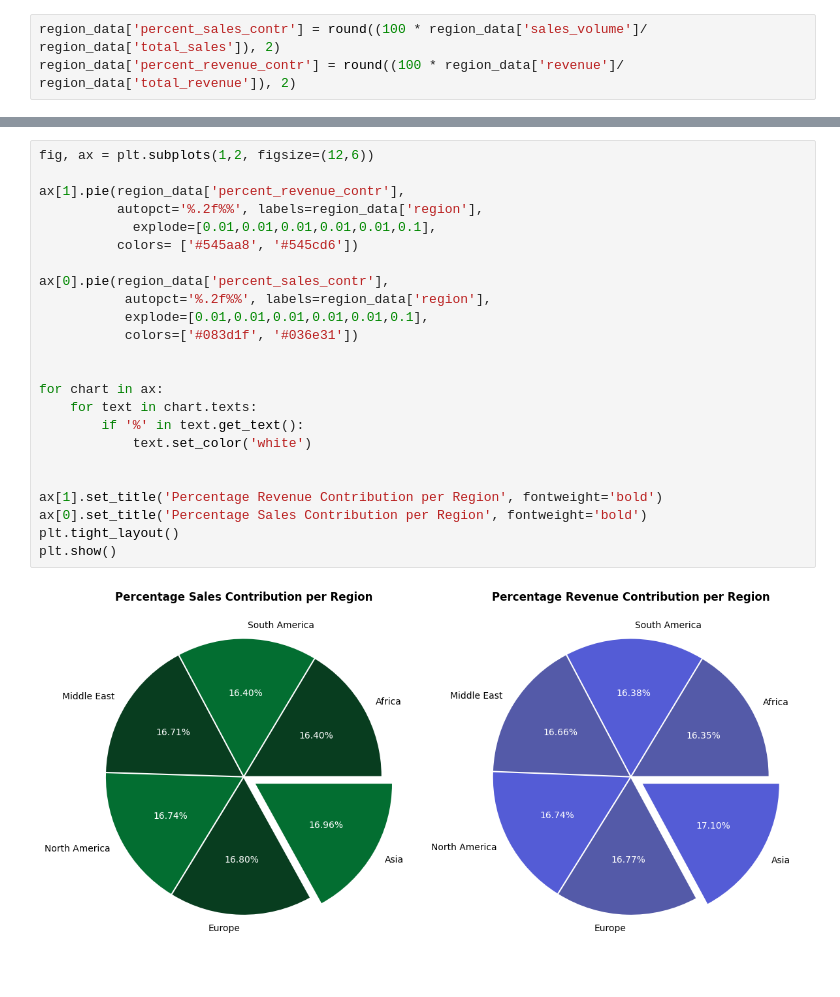
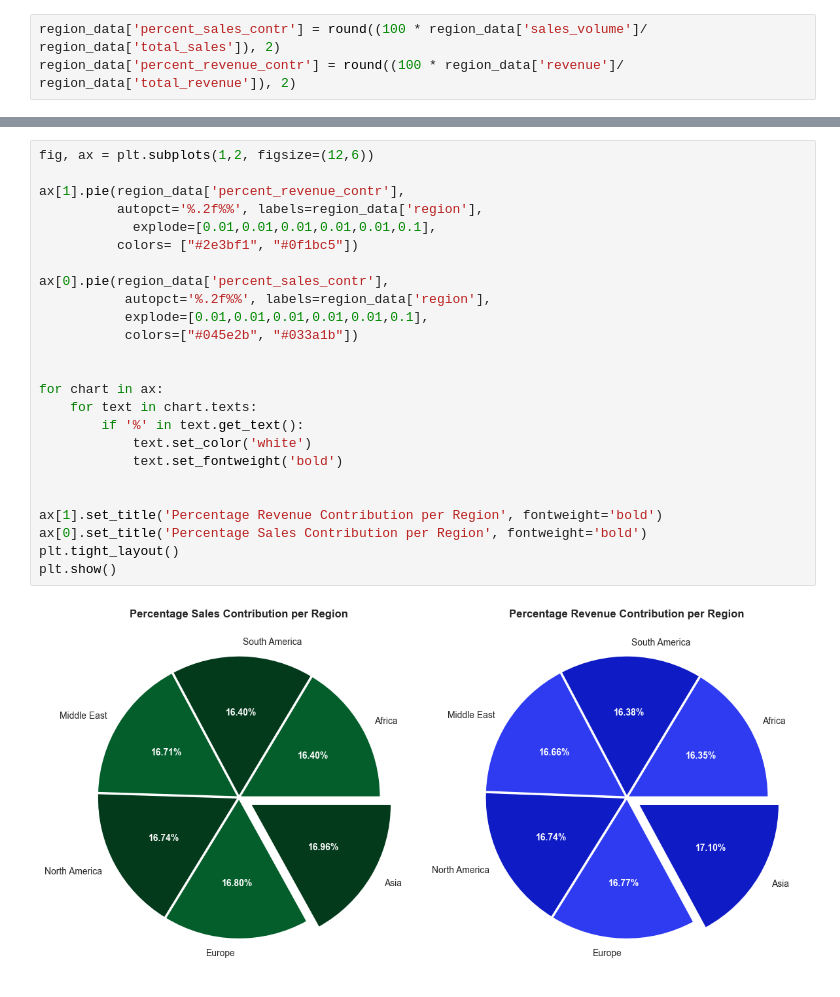
Before and after one commit to iamdrmeka/bmw_sales, a Jupyter notebook: bmw.ipynb, the cells around one changed output, grey strips where cells are left out. Cells and saved outputs as stored; diff of their text form.

```diff
--- a/bmw.ipynb
+++ b/bmw.ipynb
@@ -323,26 +400,27 @@ region_data
 # %%
 fig, ax = plt.subplots(1,2, figsize=(12,6))
 
 ax[1].pie(region_data['percent_revenue_contr'],
           autopct='%.2f%%', labels=region_data['region'],
             explode=[0.01,0.01,0.01,0.01,0.01,0.1],
-          colors= ['#545aa8', '#545cd6'])
+          colors= ["#2e3bf1", "#0f1bc5"])
 
 ax[0].pie(region_data['percent_sales_contr'],
            autopct='%.2f%%', labels=region_data['region'],
            explode=[0.01,0.01,0.01,0.01,0.01,0.1],
-           colors=['#083d1f', '#036e31'])
+           colors=["#045e2b", "#033a1b"])
 
 
 for chart in ax:
     for text in chart.texts:
         if '%' in text.get_text():
             text.set_color('white')
+            text.set_fontweight('bold')
 
 
 ax[1].set_title('Percentage Revenue Contribution per Region', fontweight='bold')
 ax[0].set_title('Percentage Sales Contribution per Region', fontweight='bold')
 plt.tight_layout()
 plt.show()
 # %% [output]
-[figure, old version]
+[figure, new version]
```
Also changed, not shown: parts of 55 cells of this notebook, 23 other files.
